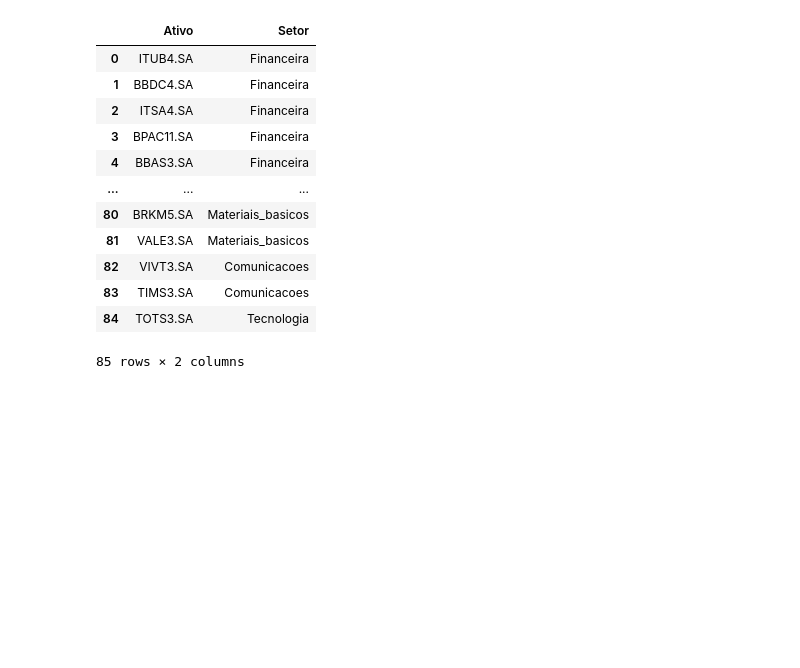
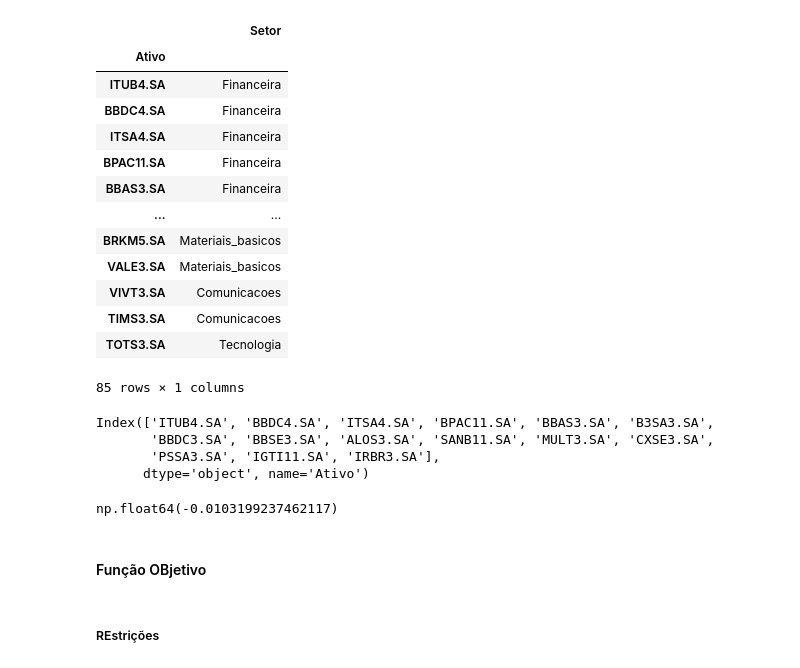
Before and after one commit to JoaoNogaroli/mestrado, a Jupyter notebook: projetos-CPLEX/modelo_index_tracking_setores_simples/app1.ipynb, the cells around one changed output. Saved outputs shown, nothing was run; the diff lists cells and outputs as text; code cells hidden in the pictures; blank space fills up the shorter version.

```diff
--- a/projetos-CPLEX/modelo_index_tracking_setores_simples/app1.ipynb
+++ b/projetos-CPLEX/modelo_index_tracking_setores_simples/app1.ipynb
@@ -50,19 +54,27 @@ setores = {
 
 df_setores = pd.DataFrame(setores.items())
 # %%
-df_setores = df_setores.rename(columns={0: 'Ativo', 1: 'Setor'})
+df_setores = df_setores.rename(columns={0: 'Ativo', 1: 'Setor'}).set_index('Ativo')
 df_setores
 # %% [output]
-|  | Ativo | Setor |
-| 0 | ITUB4.SA | Financeira |
-| 1 | BBDC4.SA | Financeira |
-| 2 | ITSA4.SA | Financeira |
-| 3 | BPAC11.SA | Financeira |
-| 4 | BBAS3.SA | Financeira |
-| ... | ... | ... |
-| 80 | BRKM5.SA | Materiais_basicos |
-| 81 | VALE3.SA | Materiais_basicos |
-| 82 | VIVT3.SA | Comunicacoes |
-| 83 | TIMS3.SA | Comunicacoes |
-| 84 | TOTS3.SA | Tecnologia |
+|  | Setor |
+| Ativo |  |
+| ITUB4.SA | Financeira |
+| BBDC4.SA | Financeira |
+| ITSA4.SA | Financeira |
+| BPAC11.SA | Financeira |
+| BBAS3.SA | Financeira |
+| ... | ... |
+| BRKM5.SA | Materiais_basicos |
+| VALE3.SA | Materiais_basicos |
+| VIVT3.SA | Comunicacoes |
+| TIMS3.SA | Comunicacoes |
+| TOTS3.SA | Tecnologia |
-85 rows × 2 columns
+85 rows × 1 columns
+# %%
+df_setores[df_setores['Setor']=='Financeira'].T.columns
+# %% [output]
+Index(['ITUB4.SA', 'BBDC4.SA', 'ITSA4.SA', 'BPAC11.SA', 'BBAS3.SA', 'B3SA3.SA',
+       'BBDC3.SA', 'BBSE3.SA', 'ALOS3.SA', 'SANB11.SA', 'MULT3.SA', 'CXSE3.SA',
+       'PSSA3.SA', 'IGTI11.SA', 'IRBR3.SA'],
+      dtype='object', name='Ativo')
@@ -68,0 +84,4 @@ df_setores
+# %%
+df_ibov['IBOV'].iloc[1200]
+# %% [output]
+np.float64(-0.0103199237462117)
@@ -68,0 +101,2 @@ df_setores
+# %% [markdown]
+#### Função OBjetivo
@@ -68,0 +116,2 @@ df_setores
+# %% [markdown]
+##### REstrições
```
Also changed, not shown: parts of 9 cells of this notebook, 3 other files.
